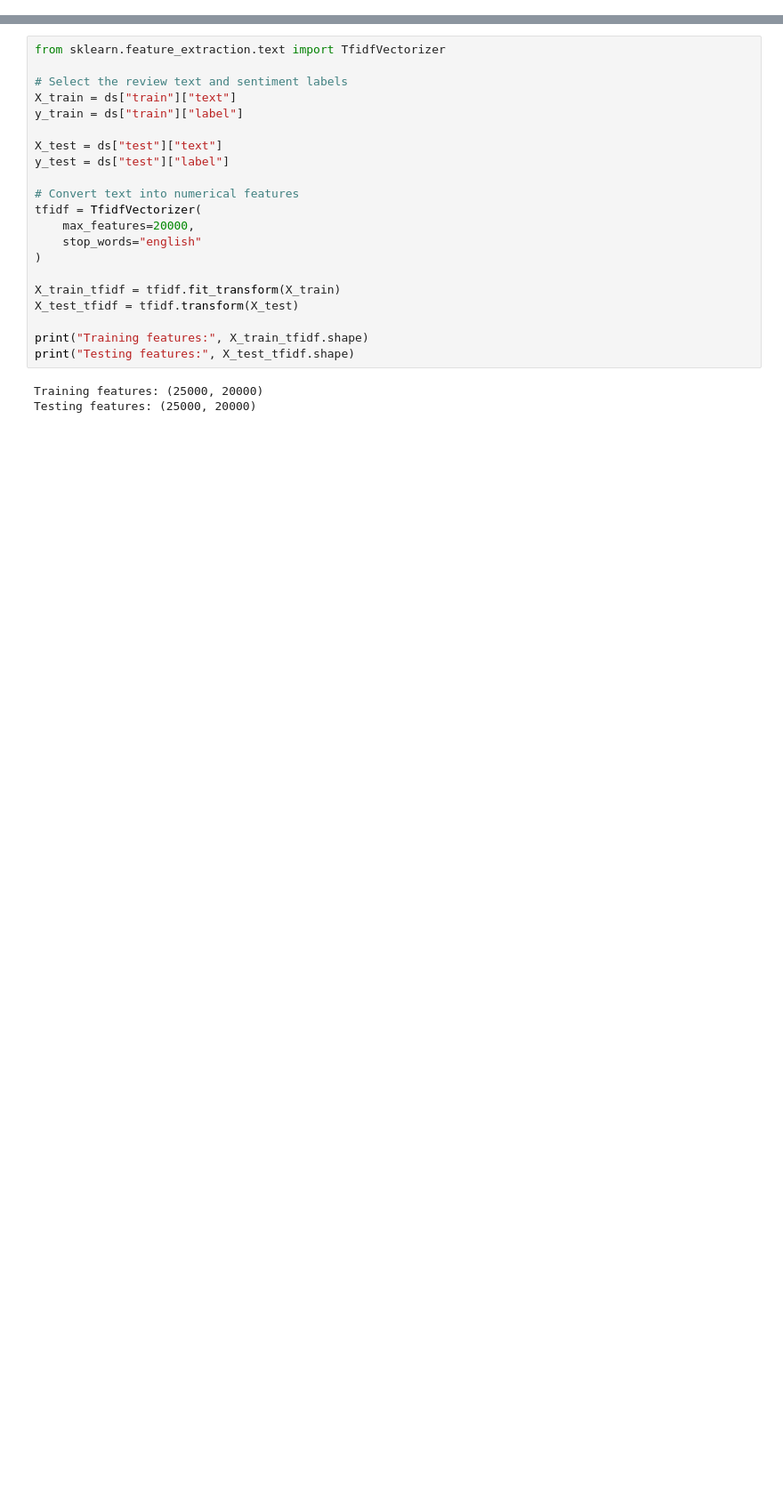
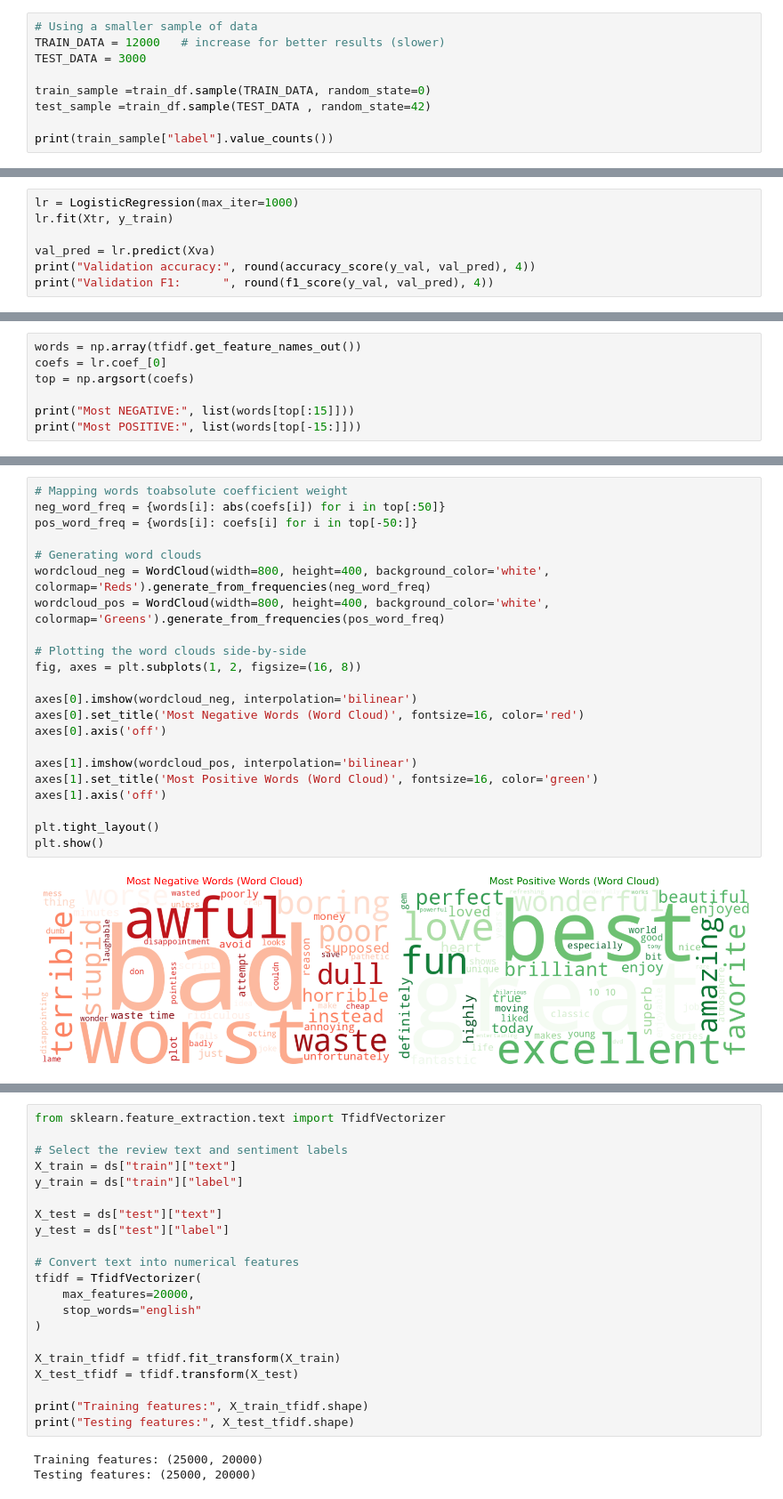
Before and after one commit to naweabaasa/NLP_END_OF_MODULE_PROJECT, a Jupyter notebook: End_of_module_project.ipynb, the cells around one changed output, grey strips where cells are left out. Shown at 89% size. Drawn from its saved outputs; the diff is of its cells as text; blank space fills up the shorter version.

```diff
--- a/End_of_module_project.ipynb
+++ b/End_of_module_project.ipynb
@@ -75,0 +121,9 @@ Name: proportion, dtype: float64
+# %%
+# Using a smaller sample of data
+TRAIN_DATA = 12000   # increase for better results (slower)
+TEST_DATA = 3000
+
+train_sample =train_df.sample(TRAIN_DATA, random_state=0)
+test_sample =train_df.sample(TEST_DATA , random_state=42)
+
+print(train_sample["label"].value_counts())
@@ -75,0 +165,7 @@ Name: proportion, dtype: float64
+# %%
+lr = LogisticRegression(max_iter=1000)
+lr.fit(Xtr, y_train)
+
+val_pred = lr.predict(Xva)
+print("Validation accuracy:", round(accuracy_score(y_val, val_pred), 4))
+print("Validation F1:      ", round(f1_score(y_val, val_pred), 4))
@@ -75,0 +175,7 @@ Name: proportion, dtype: float64
+# %%
+words = np.array(tfidf.get_feature_names_out())
+coefs = lr.coef_[0]
+top = np.argsort(coefs)
+
+print("Most NEGATIVE:", list(words[top[:15]]))
+print("Most POSITIVE:", list(words[top[-15:]]))
@@ -75,0 +185,24 @@ Name: proportion, dtype: float64
+# %%
+# Mapping words toabsolute coefficient weight
+neg_word_freq = {words[i]: abs(coefs[i]) for i in top[:50]}
+pos_word_freq = {words[i]: coefs[i] for i in top[-50:]}
+
+# Generating word clouds
+wordcloud_neg = WordCloud(width=800, height=400, background_color='white', colormap='Reds').generate_from_frequencies(neg_word_freq)
+wordcloud_pos = WordCloud(width=800, height=400, background_color='white', colormap='Greens').generate_from_frequencies(pos_word_freq)
+
+# Plotting the word clouds side-by-side
+fig, axes = plt.subplots(1, 2, figsize=(16, 8))
+
+axes[0].imshow(wordcloud_neg, interpolation='bilinear')
+axes[0].set_title('Most Negative Words (Word Cloud)', fontsize=16, color='red')
+axes[0].axis('off')
+
+axes[1].imshow(wordcloud_pos, interpolation='bilinear')
+axes[1].set_title('Most Positive Words (Word Cloud)', fontsize=16, color='green')
+axes[1].axis('off')
+
+plt.tight_layout()
+plt.show()
+# %% [output]
+[figure, added]
```
Also changed, not shown: parts of 64 cells of this notebook.
